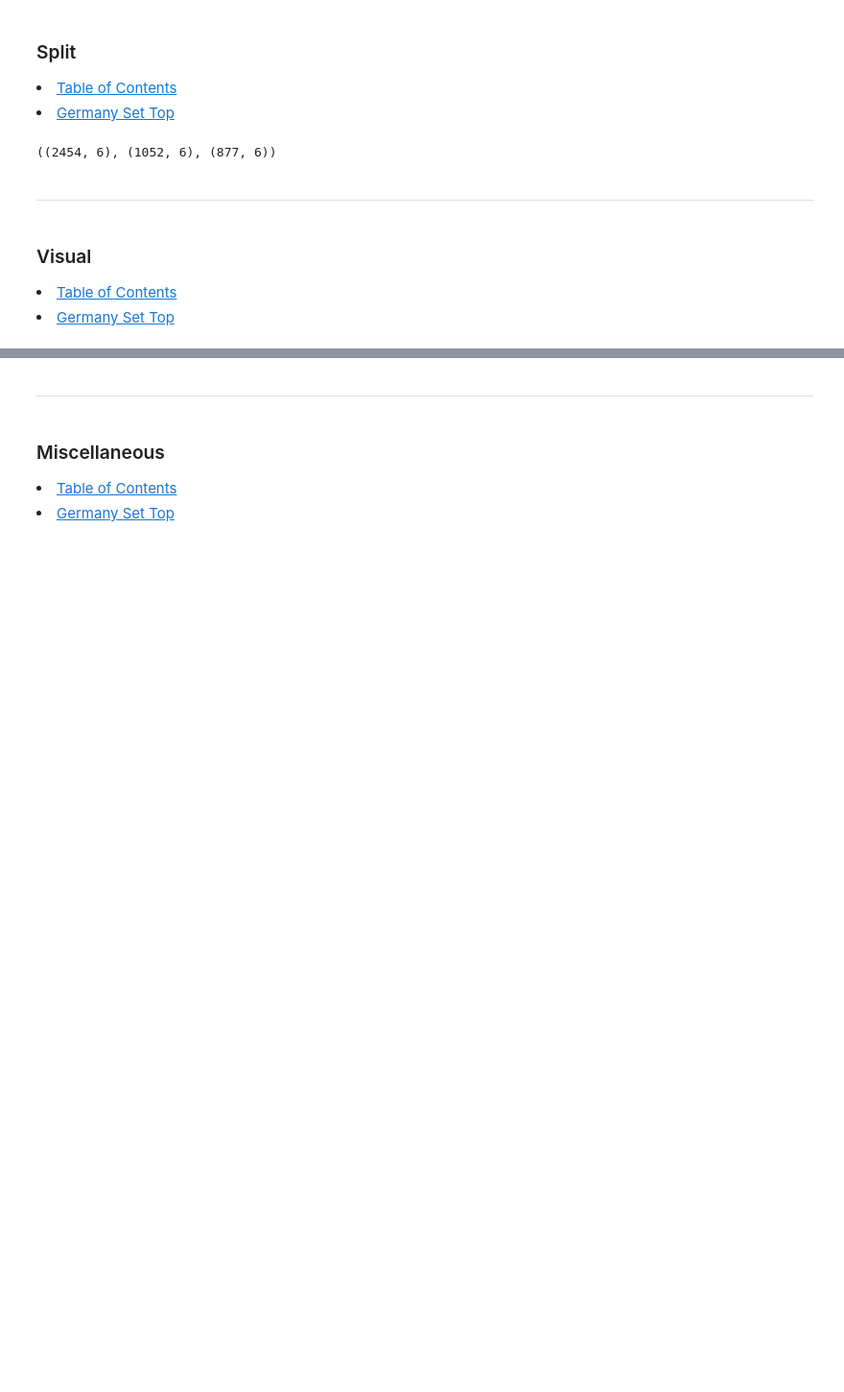
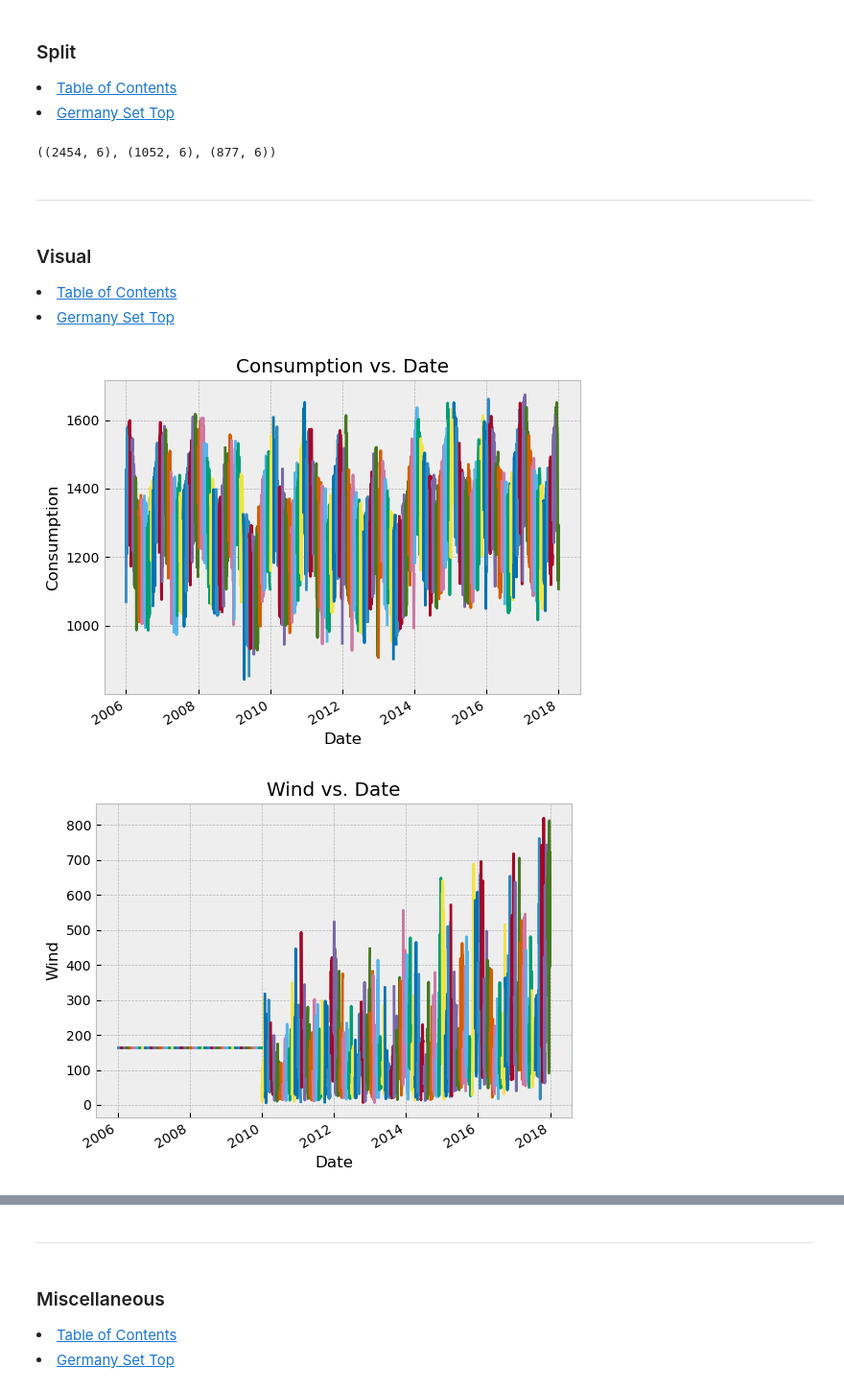
Before and after one commit to Jared-Wood135/time-series-exercises, a Jupyter notebook: explore.ipynb, the cells around one changed output, grey strips where cells are left out. Shown: that part at 96% size. Drawn from its saved outputs; the diff is of its cells as text; code cells hidden in the pictures; blank space fills up the shorter version.

```diff
--- a/explore.ipynb
+++ b/explore.ipynb
@@ -97,3 +102,13 @@ germany_train.shape, germany_val.shape, germany_test.shape
 
 <li><a href='#TableOfContents'>Table of Contents</a></li>
 <li><a href='#germany'>Germany Set Top</a></li>
+# %%
+with plt.style.context('bmh'):
+    for col in germany_train.columns.to_list():
+        germany_train[col].resample('M').plot()
+        plt.title(f'{col} vs. Date')
+        plt.ylabel(col)
+        plt.show()
+# %% [output]
+[figure, added]
+[figure, added]
```
Also changed, not shown: parts of 4 cells of this notebook.
